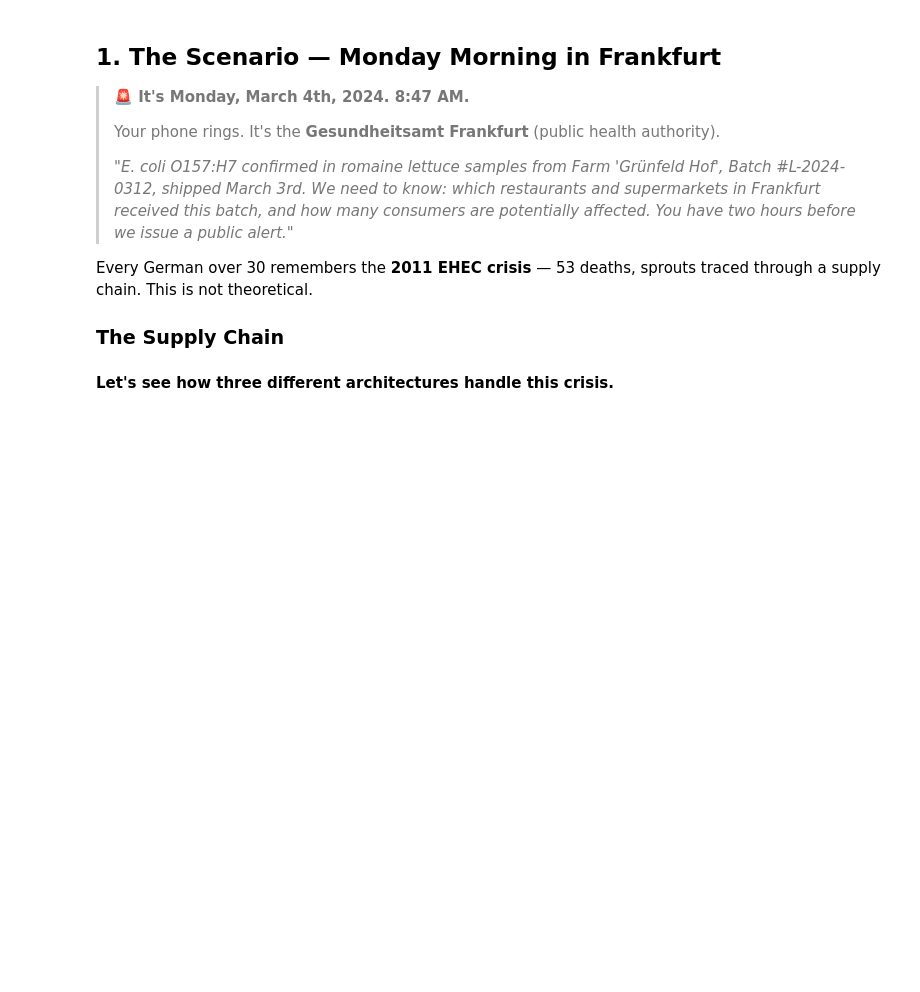
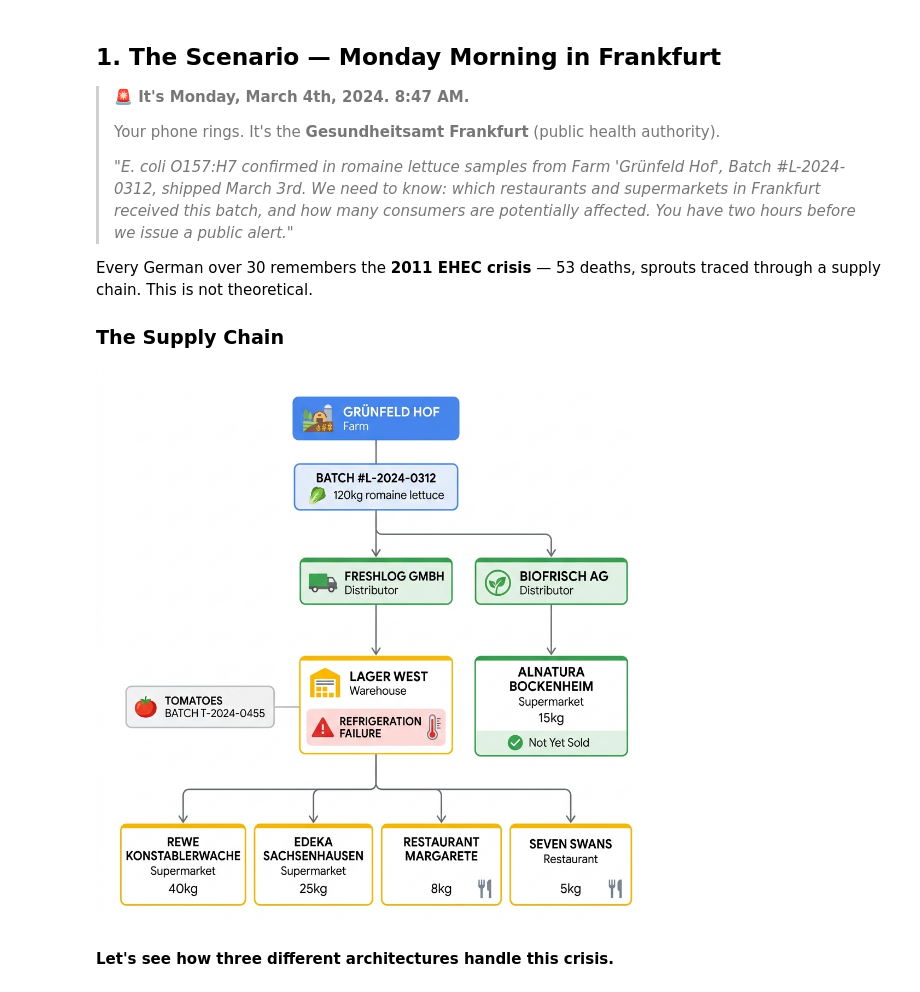
Before and after one commit to salekh/cloud-summit-dach-2026, a Jupyter notebook: notebooks/production_graphrag_enterprise.ipynb, the cells around one changed output. Drawn from its saved outputs; the diff is of its cells as text; code cells hidden in the pictures; blank space fills up the shorter version.

```diff
--- a/notebooks/production_graphrag_enterprise.ipynb
+++ b/notebooks/production_graphrag_enterprise.ipynb
@@ -161,8 +161,15 @@ Every German over 30 remembers the **2011 EHEC crisis** — 53 deaths, sprouts t
 
 ### The Supply Chain
 # %%
-%%html
-<img src="https://raw.githubusercontent.com/salekh/cloud-summit-dach-2026/main/infographics/supply_chain_infographic.png" width="800">
+from PIL import Image
+import urllib.request
+
+# Load and display infographic from GitHub
+url = "https://raw.githubusercontent.com/salekh/cloud-summit-dach-2026/main/infographics/supply_chain_infographic.png"
+img = Image.open(urllib.request.urlopen(url))
+img
+# %% [output]
+[figure, added]
 # %% [markdown]
 **Let's see how three different architectures handle this crisis.**
 # %%
```
Also changed, not shown: 1 other file.
